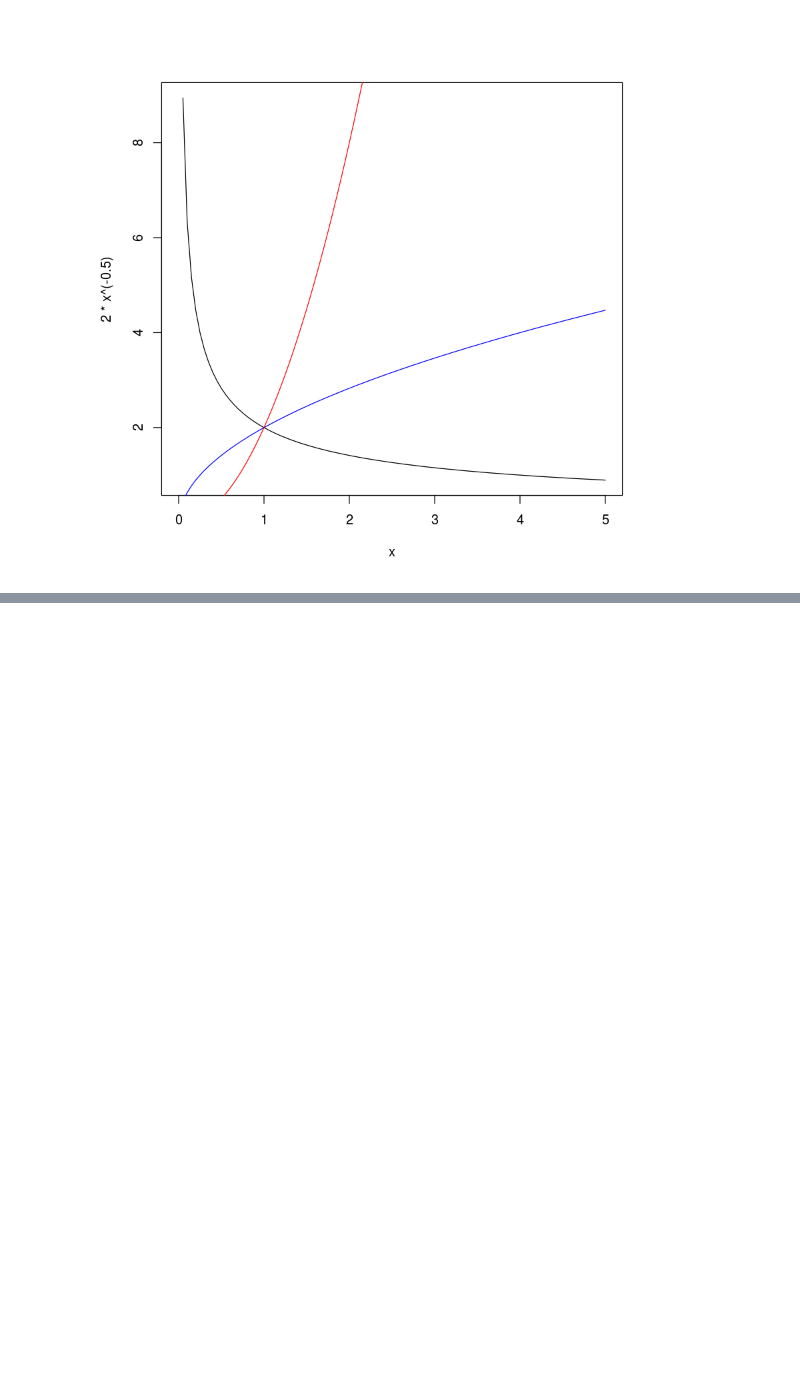
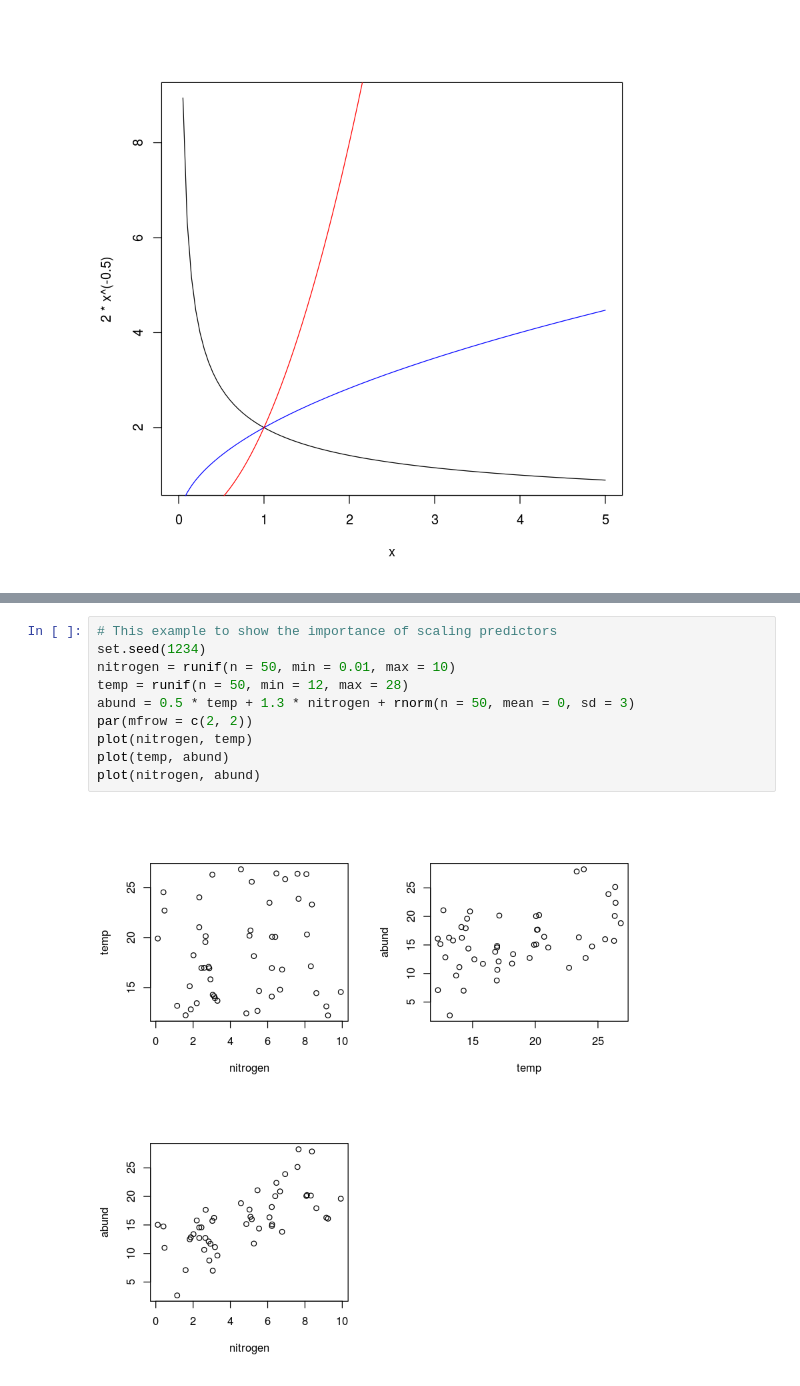
Before and after one commit to daijiang/Stats_notes, a Jupyter notebook: notes.ipynb, the cells around one changed output, grey strips where cells are left out. Drawn from its saved outputs; the diff is of its cells as text; blank space fills up the shorter version.

```diff
--- a/notes.ipynb
+++ b/notes.ipynb
@@ -33,0 +69,12 @@ The full model will always have a greater likelihood than the restricted model.
+# %%
+# This example to show the importance of scaling predictors
+set.seed(1234)
+nitrogen = runif(n = 50, min = 0.01, max = 10)
+temp = runif(n = 50, min = 12, max = 28)
+abund = 0.5 * temp + 1.3 * nitrogen + rnorm(n = 50, mean = 0, sd = 3)
+par(mfrow = c(2, 2))
+plot(nitrogen, temp)
+plot(temp, abund)
+plot(nitrogen, abund)
+# %% [output]
+[figure, added]
```
Also changed, not shown: parts of 10 cells of this notebook.
